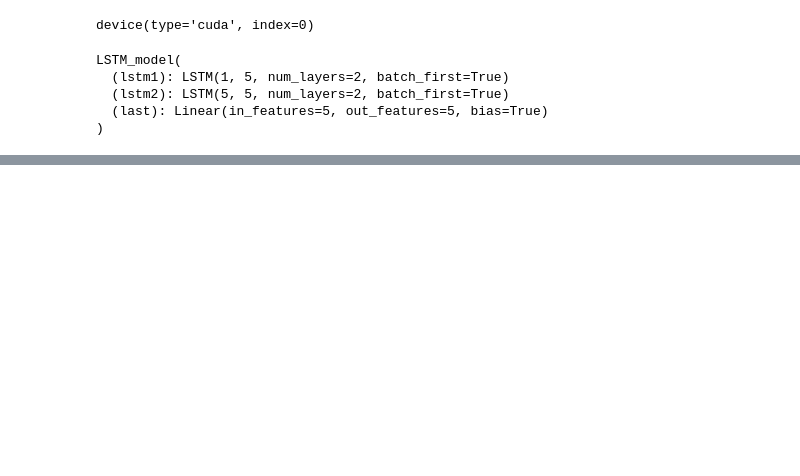
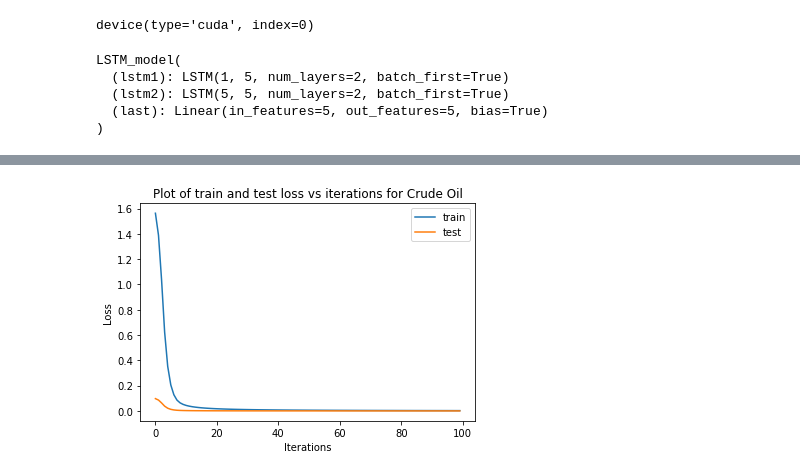
Before and after one commit to goodudetheboy/TimeSeriesWithNN, a Jupyter notebook: src/model/Code_Final_Project.ipynb, the cells around one changed output, grey strips where cells are left out. Saved outputs shown, nothing was run; the diff lists cells and outputs as text; code cells hidden in the pictures; blank space fills up the shorter version.

```diff
--- a/src/model/Code_Final_Project.ipynb
+++ b/src/model/Code_Final_Project.ipynb
@@ -167,0 +203,12 @@ The loss for test is:  0.0019968878223153297
+# %%
+train_set, train_label, test_set, test_label = format_train_test(64,oil_df,0.2,5)
+
+train_set, train_label, test_set, test_label = map(torch.tensor,(train_set, train_label, test_set, test_label))
+
+train = TensorDataset(train_set, train_label)
+train_tensor = DataLoader(train, batch_size = 64, shuffle=False)
+
+test = TensorDataset(test_set, test_label)
+test_tensor = DataLoader(test, batch_size= 64, shuffle=False)
+# %%
+iterations, tr, te, predict = train_test(model,train_tensor,test_tensor,criterion,optimizer,device,5,100)
@@ -167,0 +233,4 @@ The loss for test is:  0.0019968878223153297
+# %%
+plot_tr_te(iterations,tr,te,'Crude Oil')
+# %% [output]
+[figure, added]
```
Also changed, not shown: parts of 16 cells of this notebook, 1 other file.
